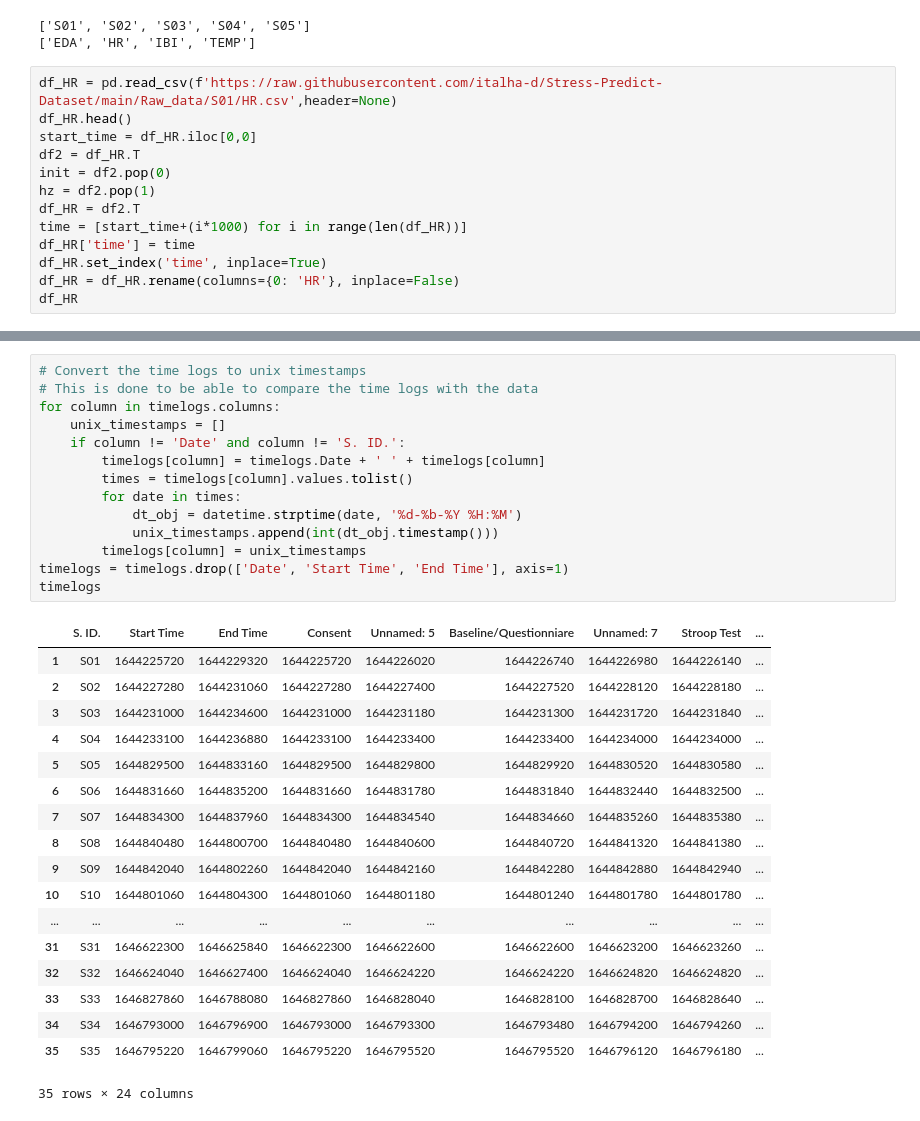
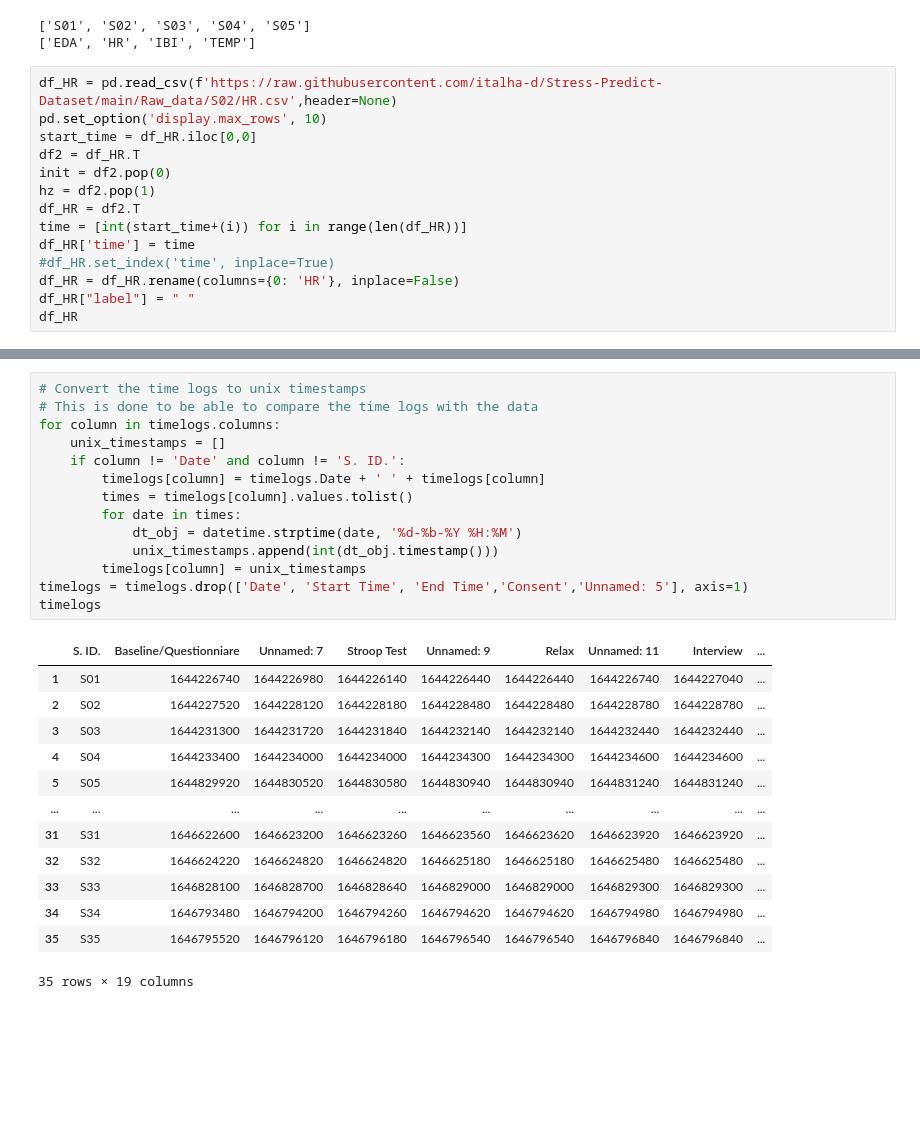
Before and after one commit to A01632681/DataScience, a Jupyter notebook: Assigment 2/AssigmentTests.ipynb, the cells around one changed output, grey strips where cells are left out. Cells and saved outputs as stored; diff of their text form; blank space fills up the shorter version.

```diff
--- a/Assigment 2/AssigmentTests.ipynb
+++ b/Assigment 2/AssigmentTests.ipynb
@@ -23,16 +23,17 @@ print(variables)
 ['S01', 'S02', 'S03', 'S04', 'S05']
 ['EDA', 'HR', 'IBI', 'TEMP']
 # %%
-df_HR = pd.read_csv(f'https://raw.githubusercontent.com/italha-d/Stress-Predict-Dataset/main/Raw_data/S01/HR.csv',header=None)
-df_HR.head()
+df_HR = pd.read_csv(f'https://raw.githubusercontent.com/italha-d/Stress-Predict-Dataset/main/Raw_data/S02/HR.csv',header=None)
+pd.set_option('display.max_rows', 10)
 start_time = df_HR.iloc[0,0]
 df2 = df_HR.T
 init = df2.pop(0)
 hz = df2.pop(1)
 df_HR = df2.T
-time = [start_time+(i*1000) for i in range(len(df_HR))]
+time = [int(start_time+(i)) for i in range(len(df_HR))]
 df_HR['time'] = time
-df_HR.set_index('time', inplace=True)
+#df_HR.set_index('time', inplace=True)
 df_HR = df_HR.rename(columns={0: 'HR'}, inplace=False)
+df_HR["label"] = " "
 df_HR
 # %% [output]
@@ -79,33 +74,28 @@ timelogs
 # %%
 # Convert the time logs to unix timestamps
 # This is done to be able to compare the time logs with the data
 for column in timelogs.columns:
     unix_timestamps = []
     if column != 'Date' and column != 'S. ID.':
         timelogs[column] = timelogs.Date + ' ' + timelogs[column]
         times = timelogs[column].values.tolist()
         for date in times:
             dt_obj = datetime.strptime(date, '%d-%b-%Y %H:%M')
             unix_timestamps.append(int(dt_obj.timestamp()))
         timelogs[column] = unix_timestamps
-timelogs = timelogs.drop(['Date', 'Start Time', 'End Time'], axis=1)
+timelogs = timelogs.drop(['Date', 'Start Time', 'End Time','Consent','Unnamed: 5'], axis=1)
 timelogs
 # %% [output]
-|  | S. ID. | Start Time | End Time | Consent | Unnamed: 5 | Baseline/Questionniare | Unnamed: 7 | Stroop Test | ... |
-| 1 | S01 | 1644225720 | 1644229320 | 1644225720 | 1644226020 | 1644226740 | 1644226980 | 1644226140 | ... |
-| 2 | S02 | 1644227280 | 1644231060 | 1644227280 | 1644227400 | 1644227520 | 1644228120 | 1644228180 | ... |
-| 3 | S03 | 1644231000 | 1644234600 | 1644231000 | 1644231180 | 1644231300 | 1644231720 | 1644231840 | ... |
-| 4 | S04 | 1644233100 | 1644236880 | 1644233100 | 1644233400 | 1644233400 | 1644234000 | 1644234000 | ... |
-| 5 | S05 | 1644829500 | 1644833160 | 1644829500 | 1644829800 | 1644829920 | 1644830520 | 1644830580 | ... |
-| 6 | S06 | 1644831660 | 1644835200 | 1644831660 | 1644831780 | 1644831840 | 1644832440 | 1644832500 | ... |
-| 7 | S07 | 1644834300 | 1644837960 | 1644834300 | 1644834540 | 1644834660 | 1644835260 | 1644835380 | ... |
-| 8 | S08 | 1644840480 | 1644800700 | 1644840480 | 1644840600 | 1644840720 | 1644841320 | 1644841380 | ... |
-| 9 | S09 | 1644842040 | 1644802260 | 1644842040 | 1644842160 | 1644842280 | 1644842880 | 1644842940 | ... |
-| 10 | S10 | 1644801060 | 1644804300 | 1644801060 | 1644801180 | 1644801240 | 1644801780 | 1644801780 | ... |
+|  | S. ID. | Baseline/Questionniare | Unnamed: 7 | Stroop Test | Unnamed: 9 | Relax | Unnamed: 11 | Interview | ... |
+| 1 | S01 | 1644226740 | 1644226980 | 1644226140 | 1644226440 | 1644226440 | 1644226740 | 1644227040 | ... |
+| 2 | S02 | 1644227520 | 1644228120 | 1644228180 | 1644228480 | 1644228480 | 1644228780 | 1644228780 | ... |
+| 3 | S03 | 1644231300 | 1644231720 | 1644231840 | 1644232140 | 1644232140 | 1644232440 | 1644232440 | ... |
+| 4 | S04 | 1644233400 | 1644234000 | 1644234000 | 1644234300 | 1644234300 | 1644234600 | 1644234600 | ... |
+| 5 | S05 | 1644829920 | 1644830520 | 1644830580 | 1644830940 | 1644830940 | 1644831240 | 1644831240 | ... |
 | ... | ... | ... | ... | ... | ... | ... | ... | ... | ... |
-| 31 | S31 | 1646622300 | 1646625840 | 1646622300 | 1646622600 | 1646622600 | 1646623200 | 1646623260 | ... |
-| 32 | S32 | 1646624040 | 1646627400 | 1646624040 | 1646624220 | 1646624220 | 1646624820 | 1646624820 | ... |
-| 33 | S33 | 1646827860 | 1646788080 | 1646827860 | 1646828040 | 1646828100 | 1646828700 | 1646828640 | ... |
-| 34 | S34 | 1646793000 | 1646796900 | 1646793000 | 1646793300 | 1646793480 | 1646794200 | 1646794260 | ... |
-| 35 | S35 | 1646795220 | 1646799060 | 1646795220 | 1646795520 | 1646795520 | 1646796120 | 1646796180 | ... |
+| 31 | S31 | 1646622600 | 1646623200 | 1646623260 | 1646623560 | 1646623620 | 1646623920 | 1646623920 | ... |
+| 32 | S32 | 1646624220 | 1646624820 | 1646624820 | 1646625180 | 1646625180 | 1646625480 | 1646625480 | ... |
+| 33 | S33 | 1646828100 | 1646828700 | 1646828640 | 1646829000 | 1646829000 | 1646829300 | 1646829300 | ... |
+| 34 | S34 | 1646793480 | 1646794200 | 1646794260 | 1646794620 | 1646794620 | 1646794980 | 1646794980 | ... |
+| 35 | S35 | 1646795520 | 1646796120 | 1646796180 | 1646796540 | 1646796540 | 1646796840 | 1646796840 | ... |
-35 rows × 24 columns
+35 rows × 19 columns
```
Also changed, not shown: parts of 3 cells of this notebook, 1 other file.
